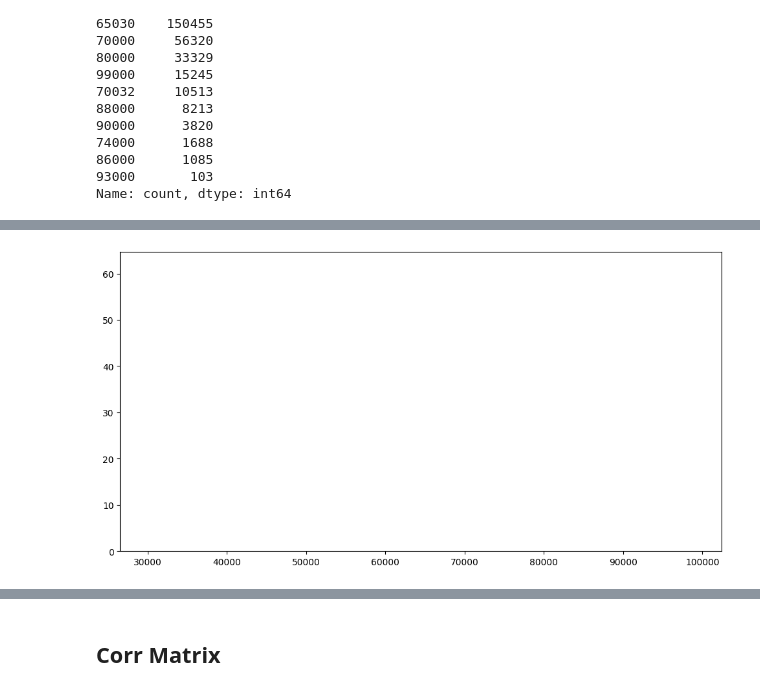
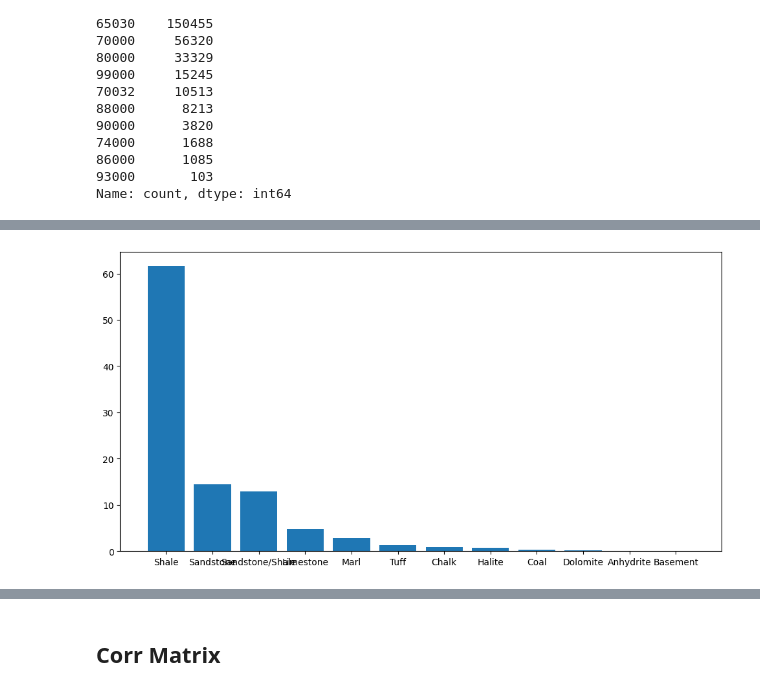
Before and after one commit to Promisekeh/Lithology-Prediction-with-Machine-Learning, a Jupyter notebook: notebooks/001-Exploratory Data Analysis.ipynb, the cells around one changed output, grey strips where cells are left out. Drawn from its saved outputs; the diff is of its cells as text; code cells hidden in the pictures.

```diff
--- a/notebooks/001-Exploratory Data Analysis.ipynb
+++ b/notebooks/001-Exploratory Data Analysis.ipynb
@@ -216,6 +228,7 @@ data['LITHOLOGY'].value_counts().plot(kind='bar')
 # %%
-label_dict= dict(data['LITHOLOGY'].value_counts())
+# get the lithology distribution in percentage
+label_dict= dict(data['LITH'].value_counts())
 fig = plt.figure(figsize=(12, 6))
 plt.bar(label_dict.keys(), (np.array(list(label_dict.values()))/data.shape[0]) * 100);
 # %% [output]
-[figure, old version]
+[figure, new version]
```
Also changed, not shown: parts of 77 cells of this notebook.
